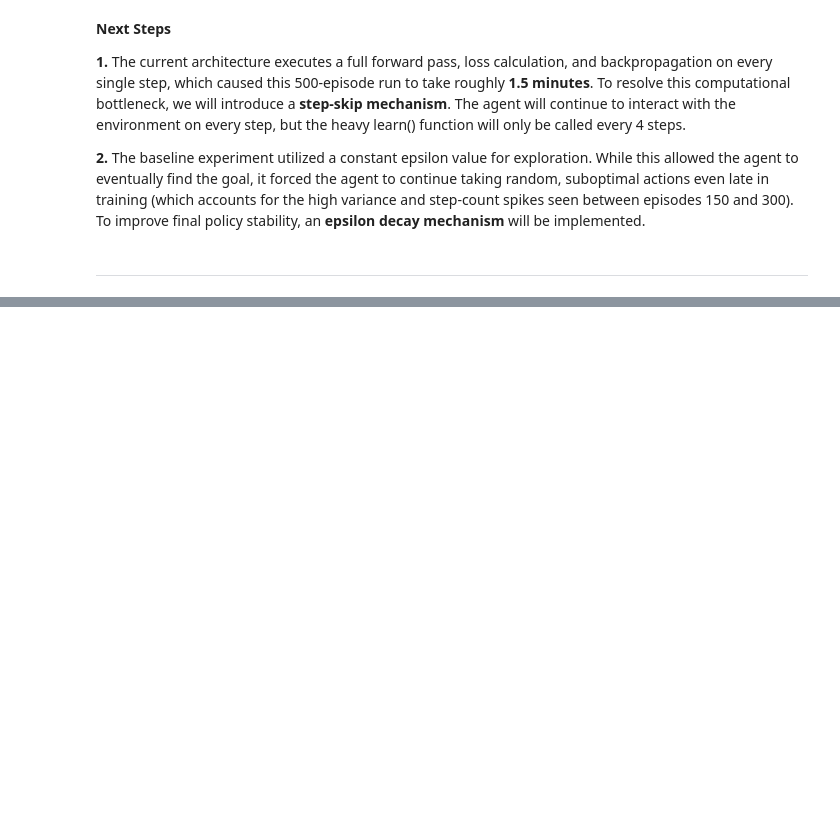
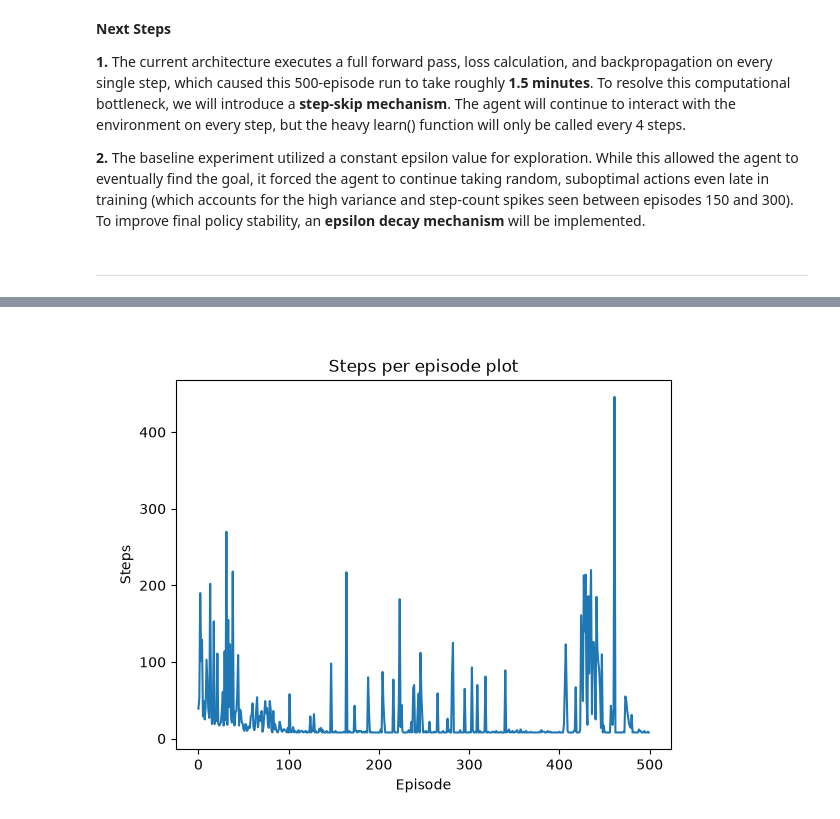
Before and after one commit to mniabedii/grid-world-rl, a Jupyter notebook: report/analysis.ipynb, the cells around one changed output, grey strips where cells are left out. Drawn from its saved outputs; the diff is of its cells as text; code cells hidden in the pictures; blank space fills up the shorter version.

Commit message:
experiment 3: updating the report file accordingly

```diff
--- a/report/analysis.ipynb
+++ b/report/analysis.ipynb
@@ -630,0 +764,5 @@ The output confirms that the agent successfully learned an optimal policy to nav
+# %%
+from IPython.display import Image, display
+display(Image(filename="../outputs/experiment3:dqn_steps_per_episode.png"))
+# %% [output]
+[figure, added]
```
Also changed, not shown: parts of 17 cells of this notebook.
